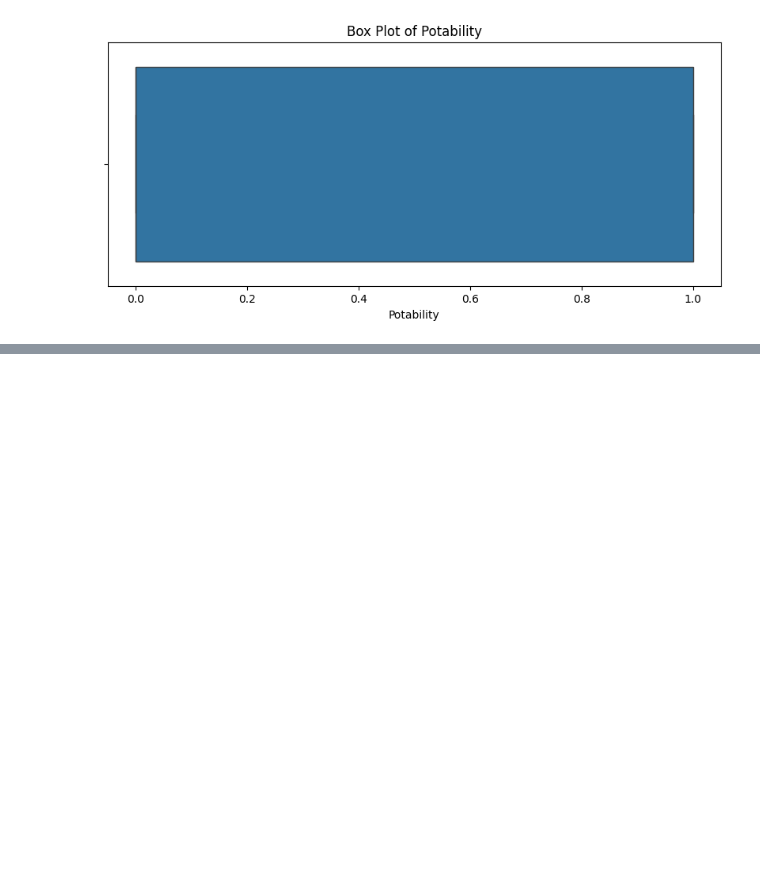
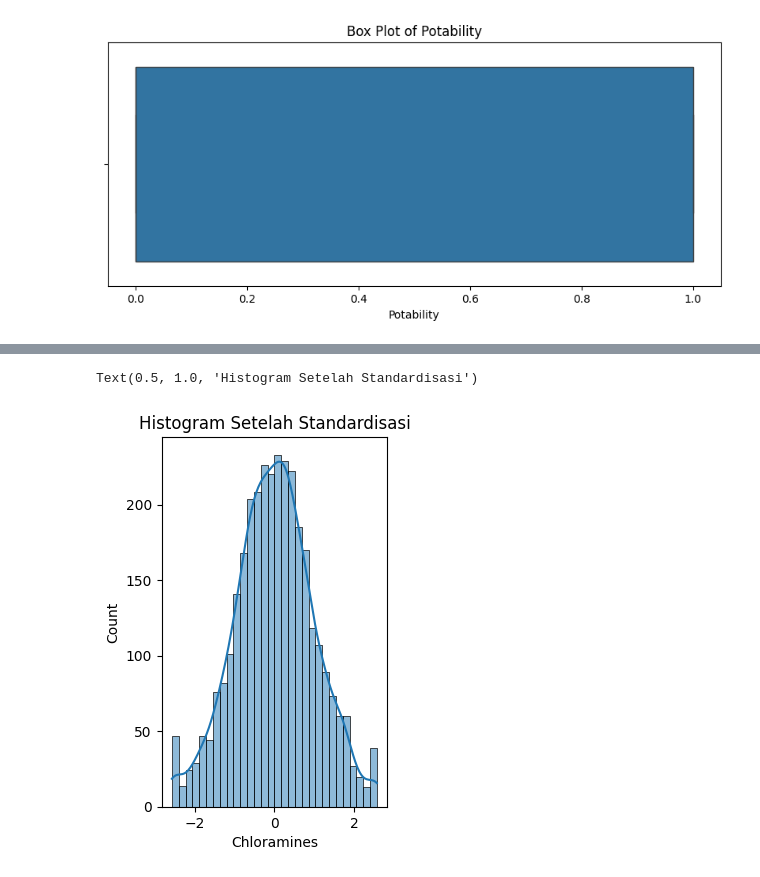
Before and after one commit to kazieray/water-potability, a Jupyter notebook: water-potability.ipynb, the cells around one changed output, grey strips where cells are left out. Drawn from its saved outputs; the diff is of its cells as text; code cells hidden in the pictures; blank space fills up the shorter version.

Commit message:
feat: add scaling

```diff
--- a/water-potability.ipynb
+++ b/water-potability.ipynb
@@ -103,8 +115,16 @@ for feature in data:
 [figure]
 # %%
 # Mengatasi outlier dengan nilai batas terdekat (capping)
-Q1 = df[numeric_features].quantile(0.25)
-Q3 = df[numeric_features].quantile(0.75)
-IQR = Q3 - Q1
+features = data.select_dtypes(include=['number']).columns.drop('Potability')
 
-df['column_name'] = df['column_name'].apply(lambda x: (Q1 - 1.5  IQR) if x < lower_bound else (Q3 + 1.5  IQR) if x > (Q3 + 1.5 * IQR) else x)
+for feature in features:
+   Q1 = data[feature].quantile(0.25)
+   Q3 = data[feature].quantile(0.75)
+   IQR = Q3 - Q1
+
+   lower_bound = Q1 - 1.5 * IQR
+   upper_bound = Q3 + 1.5 * IQR
+
+   data[feature] = data[feature].apply(
+      lambda x: lower_bound if x < lower_bound else (upper_bound if x > upper_bound else x)
+   )
@@ -112,0 +143,12 @@ SyntaxError: invalid syntax. Perhaps you forgot a comma? (3899862399.py, line 2)
+# %%
+# Melakukan scaling standardisasi
+scaler = StandardScaler()
+data[features] = scaler.fit_transform(data[features])
+
+# Histogram Setelah Standardisasi
+plt.subplot(1, 2, 2)
+sns.histplot(data[features[3]], kde=True)
+plt.title("Histogram Setelah Standardisasi")
+# %% [output]
+Text(0.5, 1.0, 'Histogram Setelah Standardisasi')
+[figure, added]
```
Also changed, not shown: parts of 6 cells of this notebook.
